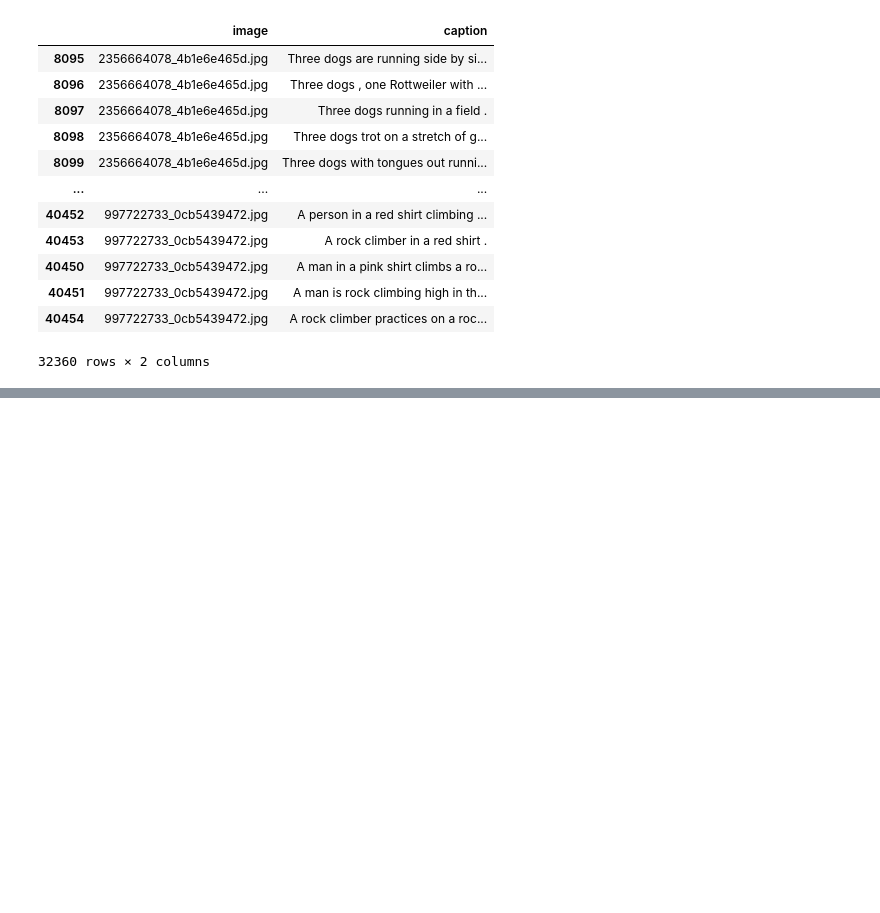
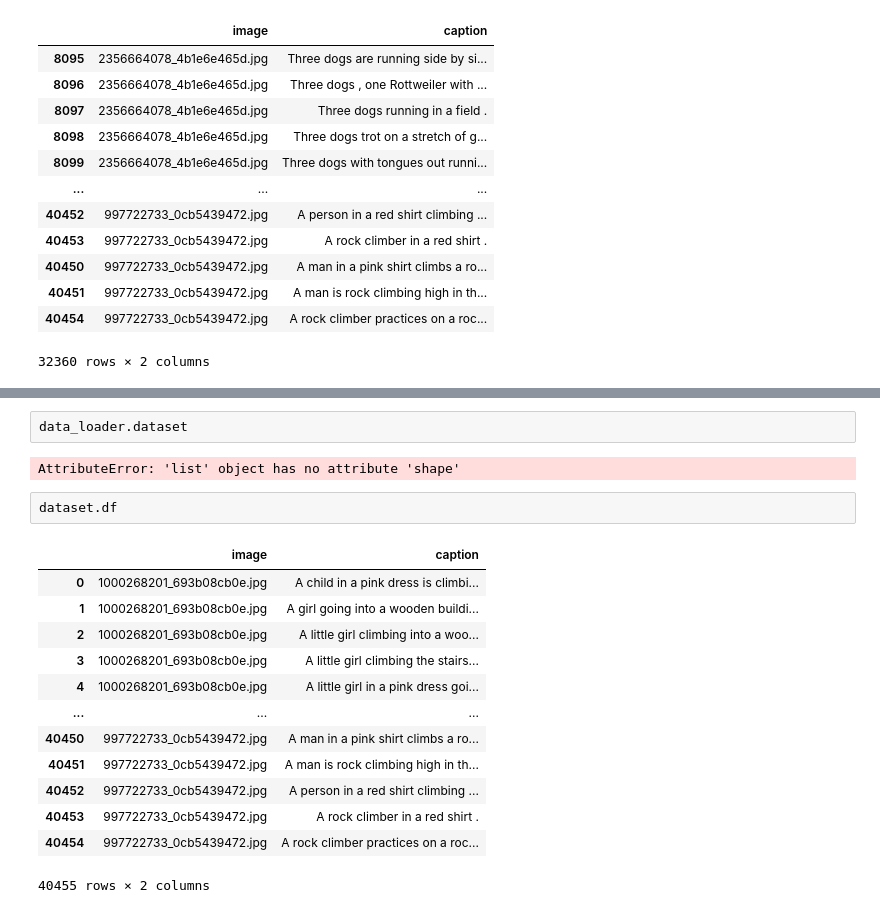
Before and after one commit to DCC-UAB/Image_Captioning, a Jupyter notebook: SRC/Movidas de pau.ipynb, the cells around one changed output, grey strips where cells are left out. Saved outputs shown, nothing was run; the diff lists cells and outputs as text; blank space fills up the shorter version.

```diff
--- a/SRC/Movidas de pau.ipynb
+++ b/SRC/Movidas de pau.ipynb
@@ -319,0 +281,20 @@ dataset.df.sort_values(by='image')
+# %%
+data_loader.dataset
+# %% [output]
+AttributeError: 'list' object has no attribute 'shape'
+# %%
+dataset.df
+# %% [output]
+|  | image | caption |
+| 0 | 1000268201_693b08cb0e.jpg | A child in a pink dress is climbi... |
+| 1 | 1000268201_693b08cb0e.jpg | A girl going into a wooden buildi... |
+| 2 | 1000268201_693b08cb0e.jpg | A little girl climbing into a woo... |
+| 3 | 1000268201_693b08cb0e.jpg | A little girl climbing the stairs... |
+| 4 | 1000268201_693b08cb0e.jpg | A little girl in a pink dress goi... |
+| ... | ... | ... |
+| 40450 | 997722733_0cb5439472.jpg | A man in a pink shirt climbs a ro... |
+| 40451 | 997722733_0cb5439472.jpg | A man is rock climbing high in th... |
+| 40452 | 997722733_0cb5439472.jpg | A person in a red shirt climbing ... |
+| 40453 | 997722733_0cb5439472.jpg | A rock climber in a red shirt . |
+| 40454 | 997722733_0cb5439472.jpg | A rock climber practices on a roc... |
+40455 rows × 2 columns
```
Also changed, not shown: parts of 18 cells of this notebook, 4 other files.
